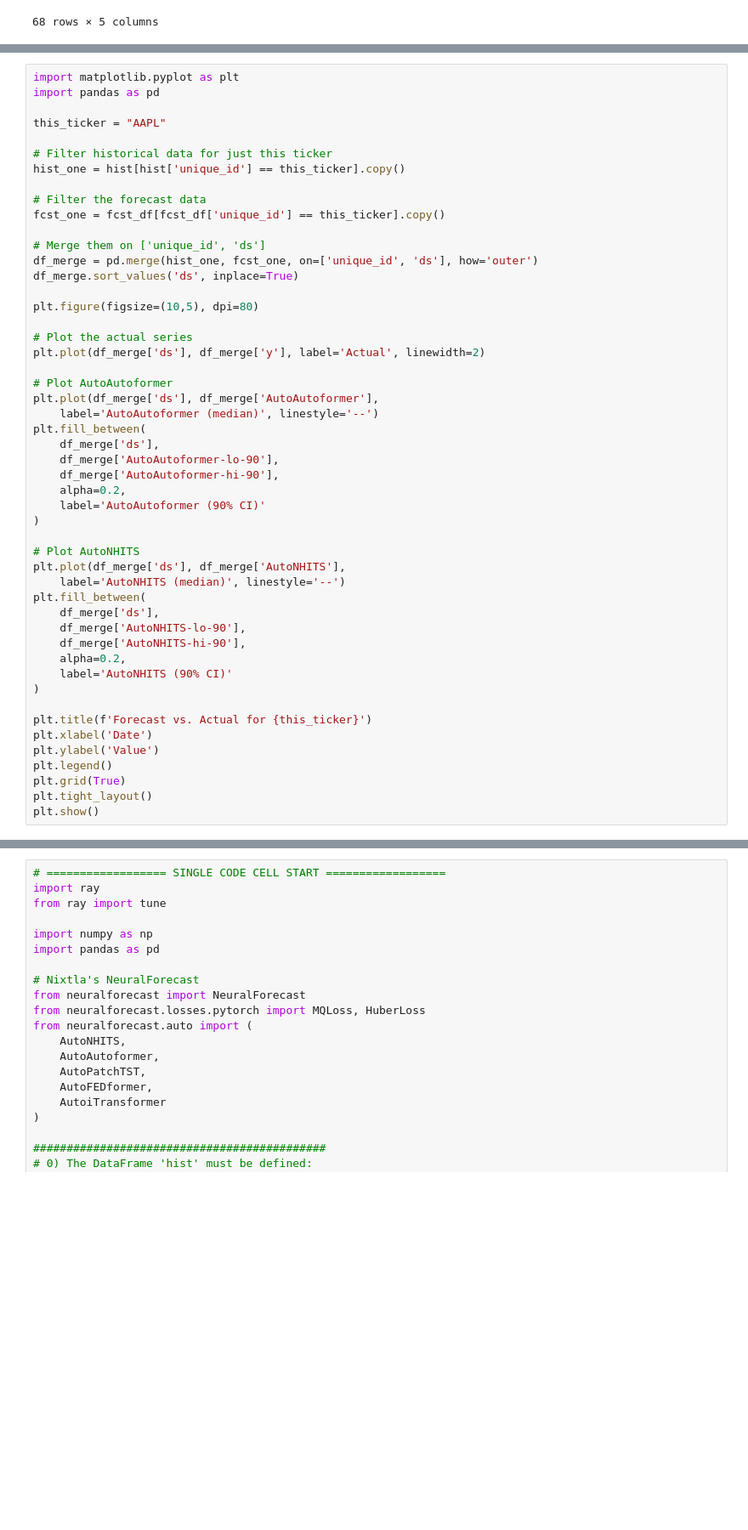
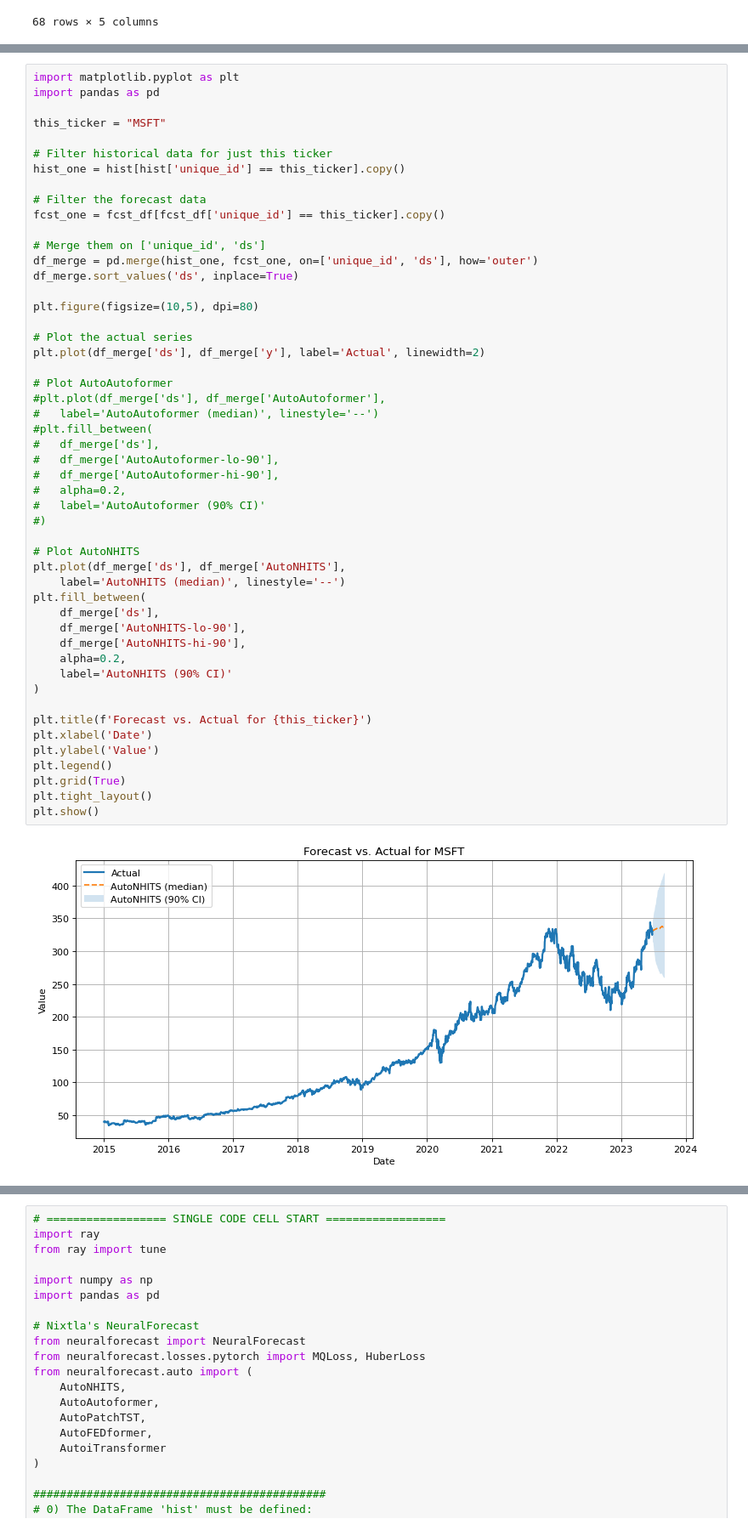
Before and after one commit to saymrwulf/timeseries, a Jupyter notebook: oho_yfinance_neural_forecasting_v2.ipynb, the cells around one changed output, grey strips where cells are left out. Shown at 85% size. Drawn from its saved outputs; the diff is of its cells as text; blank space fills up the shorter version.

```diff
--- a/oho_yfinance_neural_forecasting_v2.ipynb
+++ b/oho_yfinance_neural_forecasting_v2.ipynb
@@ -173,7 +356,7 @@ print("Forecast DataFrame columns:", fcst_df.columns)
 import matplotlib.pyplot as plt
 import pandas as pd
 
-this_ticker = "AAPL"
+this_ticker = "MSFT"
 
 # Filter historical data for just this ticker
 hist_one = hist[hist['unique_id'] == this_ticker].copy()
@@ -183,42 +366,44 @@ fcst_one = fcst_df[fcst_df['unique_id'] == this_ticker].copy()
 
 # Merge them on ['unique_id', 'ds']
 df_merge = pd.merge(hist_one, fcst_one, on=['unique_id', 'ds'], how='outer')
 df_merge.sort_values('ds', inplace=True)
 
 plt.figure(figsize=(10,5), dpi=80)
 
 # Plot the actual series
 plt.plot(df_merge['ds'], df_merge['y'], label='Actual', linewidth=2)
 
 # Plot AutoAutoformer
-plt.plot(df_merge['ds'], df_merge['AutoAutoformer'],
-	label='AutoAutoformer (median)', linestyle='--')
-plt.fill_between(
-	df_merge['ds'],
-	df_merge['AutoAutoformer-lo-90'],
-	df_merge['AutoAutoformer-hi-90'],
-	alpha=0.2,
-	label='AutoAutoformer (90% CI)'
-)
+#plt.plot(df_merge['ds'], df_merge['AutoAutoformer'],
+#	label='AutoAutoformer (median)', linestyle='--')
+#plt.fill_between(
+#	df_merge['ds'],
+#	df_merge['AutoAutoformer-lo-90'],
+#	df_merge['AutoAutoformer-hi-90'],
+#	alpha=0.2,
+#	label='AutoAutoformer (90% CI)'
+#)
 
 # Plot AutoNHITS
 plt.plot(df_merge['ds'], df_merge['AutoNHITS'],
 	label='AutoNHITS (median)', linestyle='--')
 plt.fill_between(
 	df_merge['ds'],
 	df_merge['AutoNHITS-lo-90'],
 	df_merge['AutoNHITS-hi-90'],
 	alpha=0.2,
 	label='AutoNHITS (90% CI)'
 )
 
 plt.title(f'Forecast vs. Actual for {this_ticker}')
 plt.xlabel('Date')
 plt.ylabel('Value')
 plt.legend()
 plt.grid(True)
 plt.tight_layout()
 plt.show()
+# %% [output]
+[figure, added]
 # %%
 import datetime as dt
 
```
Also changed, not shown: parts of 52 cells of this notebook.
